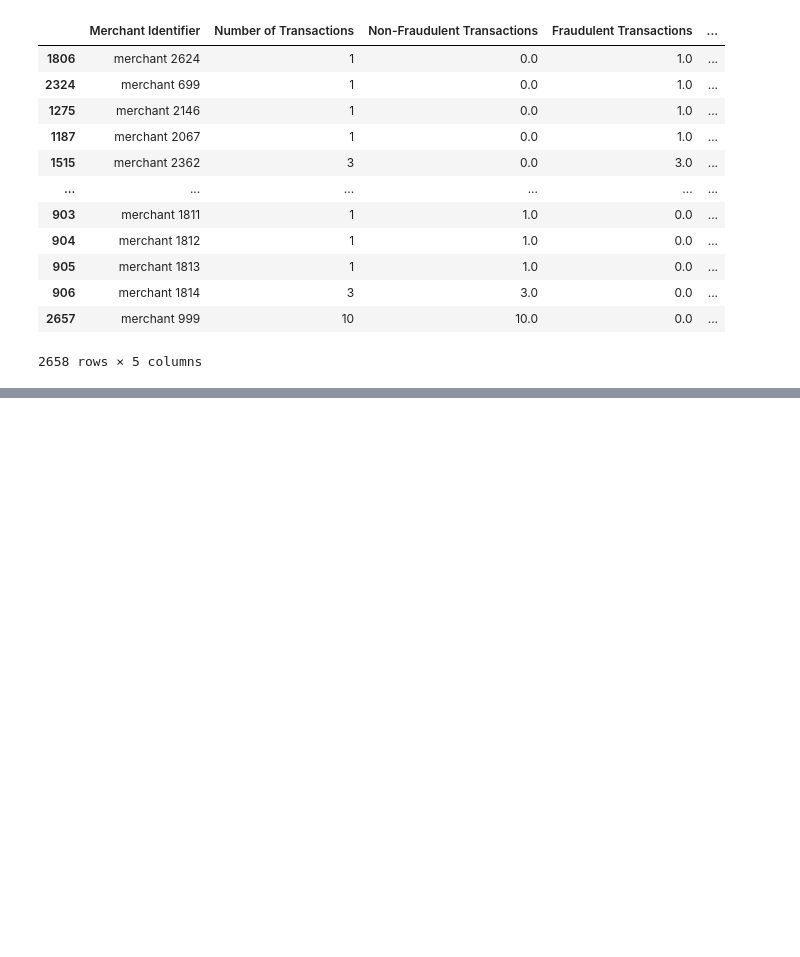
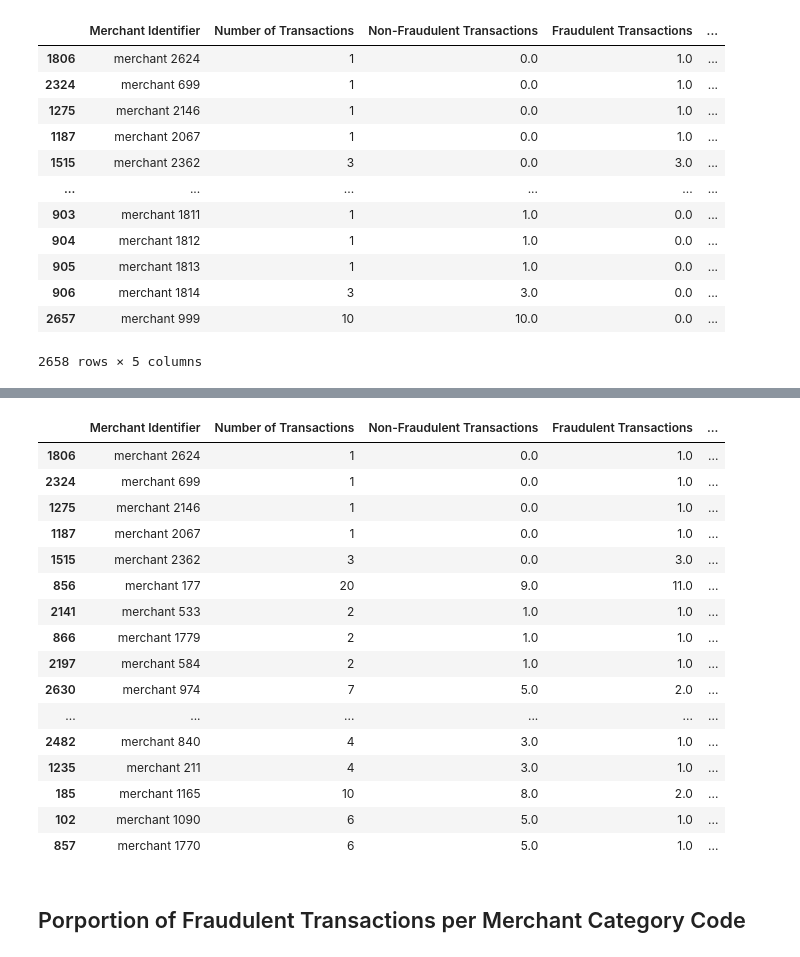
Before and after one commit to simonryu328/bolt-bootcamp, a Jupyter notebook: notebooks/EDA_stephanie.ipynb, the cells around one changed output, grey strips where cells are left out. Saved outputs shown, nothing was run; the diff lists cells and outputs as text; code cells hidden in the pictures; blank space fills up the shorter version.

Commit message:
analyze the proportion of fraudulent transactions per mcc

```diff
--- a/notebooks/EDA_stephanie.ipynb
+++ b/notebooks/EDA_stephanie.ipynb
@@ -122,3 +122,25 @@ plot_fraud_merchant = alt.Chart(top50_fraudsters).mark_bar().encode(
 plot_fraud_merchant
 # %% [output]
 [interactive output not drawn]
+# %%
+merchant_transactions.head(20)
+# %% [output]
+|  | Merchant Identifier | Number of Transactions | Non-Fraudulent Transactions | Fraudulent Transactions | ... |
+| 1806 | merchant 2624 | 1 | 0.0 | 1.0 | ... |
+| 2324 | merchant 699 | 1 | 0.0 | 1.0 | ... |
+| 1275 | merchant 2146 | 1 | 0.0 | 1.0 | ... |
+| 1187 | merchant 2067 | 1 | 0.0 | 1.0 | ... |
+| 1515 | merchant 2362 | 3 | 0.0 | 3.0 | ... |
+| 856 | merchant 177 | 20 | 9.0 | 11.0 | ... |
+| 2141 | merchant 533 | 2 | 1.0 | 1.0 | ... |
+| 866 | merchant 1779 | 2 | 1.0 | 1.0 | ... |
+| 2197 | merchant 584 | 2 | 1.0 | 1.0 | ... |
+| 2630 | merchant 974 | 7 | 5.0 | 2.0 | ... |
+| ... | ... | ... | ... | ... | ... |
+| 2482 | merchant 840 | 4 | 3.0 | 1.0 | ... |
+| 1235 | merchant 211 | 4 | 3.0 | 1.0 | ... |
+| 185 | merchant 1165 | 10 | 8.0 | 2.0 | ... |
+| 102 | merchant 1090 | 6 | 5.0 | 1.0 | ... |
+| 857 | merchant 1770 | 6 | 5.0 | 1.0 | ... |
+# %% [markdown]
+## Porportion of Fraudulent Transactions per Merchant Category Code
```
Also changed, not shown: parts of 3 cells of this notebook, 1 other file.
